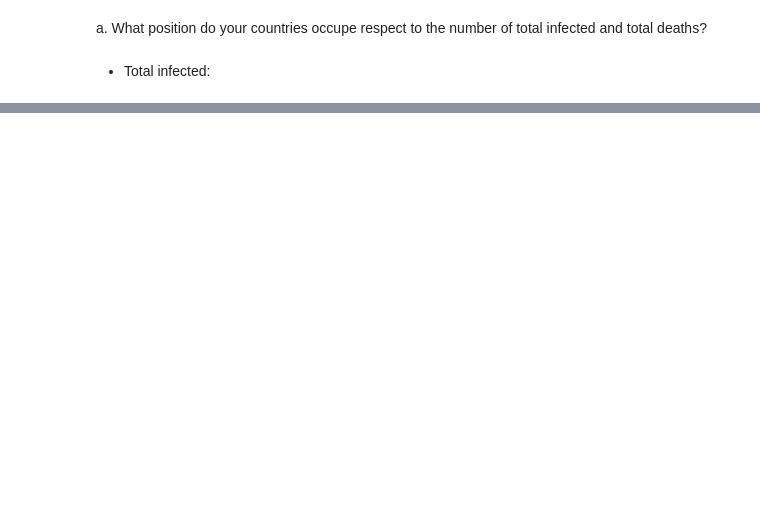
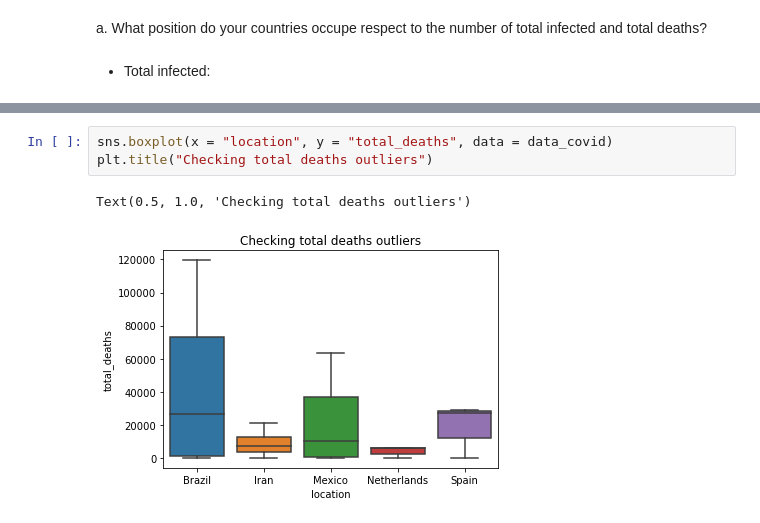
Before and after one commit to RoxannaW/Project_August_Corona, a Jupyter notebook: Rama_Alba/mi_trabajo.ipynb, the cells around one changed output, grey strips where cells are left out. Saved outputs shown, nothing was run; the diff lists cells and outputs as text; blank space fills up the shorter version.

```diff
--- a/Rama_Alba/mi_trabajo.ipynb
+++ b/Rama_Alba/mi_trabajo.ipynb
@@ -377,0 +276,6 @@ Exploring the classification through the values of "total_deaths" column and, in
+# %%
+sns.boxplot(x = "location", y = "total_deaths", data = data_covid)
+plt.title("Checking total deaths outliers")
+# %% [output]
+Text(0.5, 1.0, 'Checking total deaths outliers')
+[figure, added]
```
Also changed, not shown: parts of 35 cells of this notebook.
